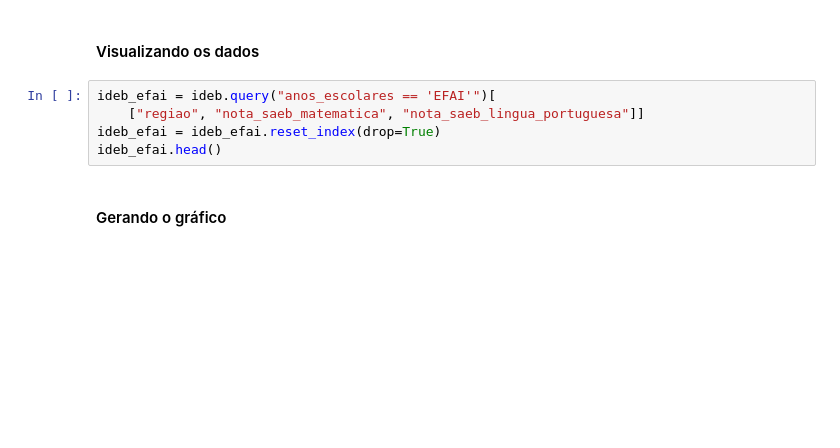
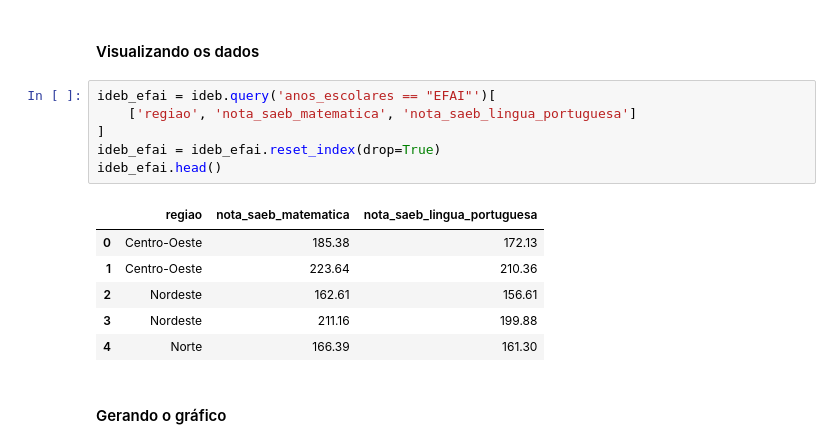
Before and after one commit to juliogazoli/alura-data-visualization-python-graficos-de-composicao-e-relacionamento, a Jupyter notebook: Projeto Inicial - Data Visualization_ gráficos de composição e relacionamento.ipynb, the cells around one changed output. Drawn from its saved outputs; the diff is of its cells as text; blank space fills up the shorter version.

```diff
--- a/Projeto Inicial - Data Visualization_ gráficos de composição e relacionamento.ipynb
+++ b/Projeto Inicial - Data Visualization_ gráficos de composição e relacionamento.ipynb
@@ -1365,10 +1310,18 @@ Aqui traçamos uma reta em volta dos dados que representam a tendência entre el
 # %% [markdown]
 #### Visualizando os dados
 # %%
-ideb_efai = ideb.query("anos_escolares == 'EFAI'")[
-    ["regiao", "nota_saeb_matematica", "nota_saeb_lingua_portuguesa"]]
+ideb_efai = ideb.query('anos_escolares == "EFAI"')[
+    ['regiao', 'nota_saeb_matematica', 'nota_saeb_lingua_portuguesa']
+]
 ideb_efai = ideb_efai.reset_index(drop=True)
 ideb_efai.head()
+# %% [output]
+|  | regiao | nota_saeb_matematica | nota_saeb_lingua_portuguesa |
+| 0 | Centro-Oeste | 185.38 | 172.13 |
+| 1 | Centro-Oeste | 223.64 | 210.36 |
+| 2 | Nordeste | 162.61 | 156.61 |
+| 3 | Nordeste | 211.16 | 199.88 |
+| 4 | Norte | 166.39 | 161.30 |
 # %% [markdown]
 #### Gerando o gráfico
 # %%
```
Also changed, not shown: parts of 13 cells of this notebook.
